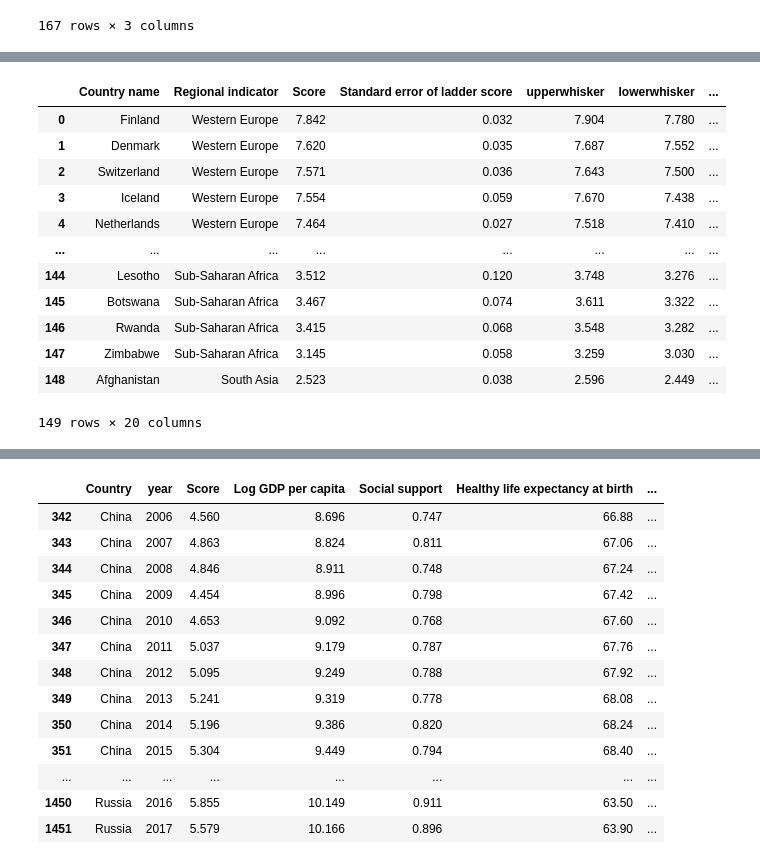
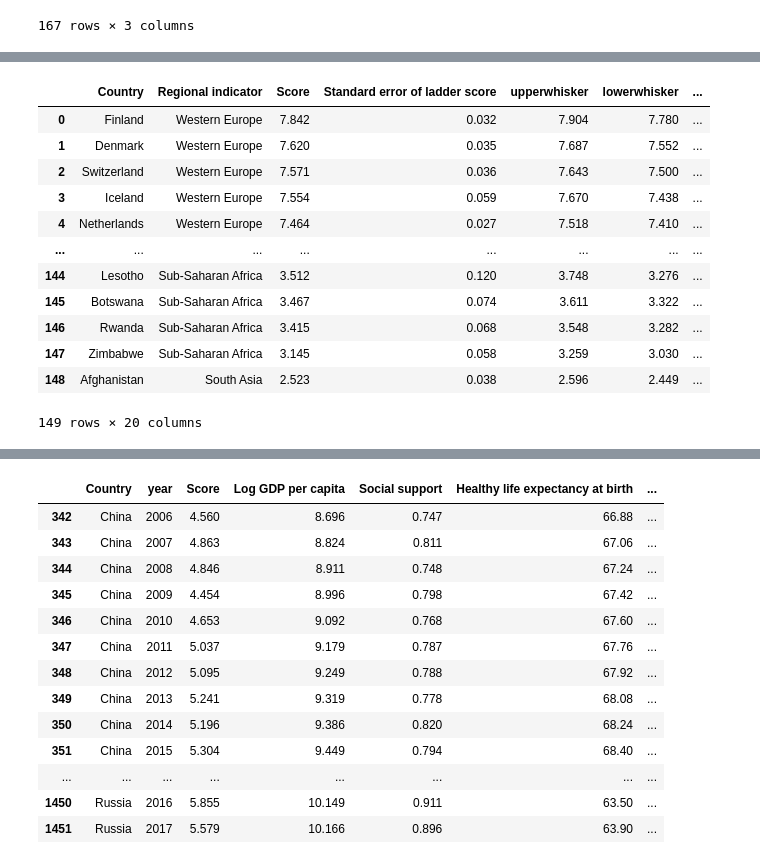
Before and after one commit to Hohenadel/world-happiness-case-study, a Jupyter notebook: notebooks/world.ipynb, the cells around one changed output, grey strips where cells are left out. Saved outputs shown, nothing was run; the diff lists cells and outputs as text; code cells hidden in the pictures.

```diff
--- a/notebooks/world.ipynb
+++ b/notebooks/world.ipynb
@@ -1,19 +1,21 @@
 # %%
+import matplotlib
+import matplotlib.pyplot as plt
+import matplotlib.ticker as mtick
+import matplotlib.gridspec as grid_spec
 import pandas as pd
-import numpy as np
-import matplotlib.pyplot as plt
 import seaborn as sns
 import seaborn as sb
 
 #Import Data
 Y2019_df = pd.read_csv('../data/2019.csv')
-Y2021_df = pd.read_csv('../data/2021.csv')
+world_2021 = pd.read_csv('../data/2021.csv')
 world_df = pd.read_csv('../data/world_happiness.csv')
 
 #Renaming Column Names
 world_df.rename(columns={'Country name': 'Country'}, inplace=True)
 world_df.rename(columns={'Life Ladder': 'Score'}, inplace=True)
-Y2021_df.rename(columns={'Country name': 'Country'}, inplace=True)
+world_2021.rename(columns={'Country name': 'Country'}, inplace=True)
 # %%
 world_df.head()
 # %% [output]
@@ -158,21 +153,21 @@ Y2021_df.describe()
 | 50% | 5.534000 | 0.054000 | 5.625000 | 5.413000 | 9.569000 | 0.832000 | ... |
 | 75% | 6.255000 | 0.070000 | 6.344000 | 6.128000 | 10.421000 | 0.905000 | ... |
 | max | 7.842000 | 0.173000 | 7.904000 | 7.780000 | 11.647000 | 0.983000 | ... |
-# %%
-Y2021_df
-# %% [output]
-|  | Country name | Regional indicator | Score | Standard error of ladder score | upperwhisker | lowerwhisker | ... |
-| 0 | Finland | Western Europe | 7.842 | 0.032 | 7.904 | 7.780 | ... |
-| 1 | Denmark | Western Europe | 7.620 | 0.035 | 7.687 | 7.552 | ... |
-| 2 | Switzerland | Western Europe | 7.571 | 0.036 | 7.643 | 7.500 | ... |
-| 3 | Iceland | Western Europe | 7.554 | 0.059 | 7.670 | 7.438 | ... |
-| 4 | Netherlands | Western Europe | 7.464 | 0.027 | 7.518 | 7.410 | ... |
-| ... | ... | ... | ... | ... | ... | ... | ... |
-| 144 | Lesotho | Sub-Saharan Africa | 3.512 | 0.120 | 3.748 | 3.276 | ... |
-| 145 | Botswana | Sub-Saharan Africa | 3.467 | 0.074 | 3.611 | 3.322 | ... |
-| 146 | Rwanda | Sub-Saharan Africa | 3.415 | 0.068 | 3.548 | 3.282 | ... |
-| 147 | Zimbabwe | Sub-Saharan Africa | 3.145 | 0.058 | 3.259 | 3.030 | ... |
-| 148 | Afghanistan | South Asia | 2.523 | 0.038 | 2.596 | 2.449 | ... |
-149 rows × 20 columns
+# %%
+world_2021
+# %% [output]
+|  | Country | Regional indicator | Score | Standard error of ladder score | upperwhisker | lowerwhisker | ... |
+| 0 | Finland | Western Europe | 7.842 | 0.032 | 7.904 | 7.780 | ... |
+| 1 | Denmark | Western Europe | 7.620 | 0.035 | 7.687 | 7.552 | ... |
+| 2 | Switzerland | Western Europe | 7.571 | 0.036 | 7.643 | 7.500 | ... |
+| 3 | Iceland | Western Europe | 7.554 | 0.059 | 7.670 | 7.438 | ... |
+| 4 | Netherlands | Western Europe | 7.464 | 0.027 | 7.518 | 7.410 | ... |
+| ... | ... | ... | ... | ... | ... | ... | ... |
+| 144 | Lesotho | Sub-Saharan Africa | 3.512 | 0.120 | 3.748 | 3.276 | ... |
+| 145 | Botswana | Sub-Saharan Africa | 3.467 | 0.074 | 3.611 | 3.322 | ... |
+| 146 | Rwanda | Sub-Saharan Africa | 3.415 | 0.068 | 3.548 | 3.282 | ... |
+| 147 | Zimbabwe | Sub-Saharan Africa | 3.145 | 0.058 | 3.259 | 3.030 | ... |
+| 148 | Afghanistan | South Asia | 2.523 | 0.038 | 2.596 | 2.449 | ... |
+149 rows × 20 columns
 # %%
 # What are the factors contributing to happiness?
```
Also changed, not shown: parts of 13 cells of this notebook, 3 other files.
